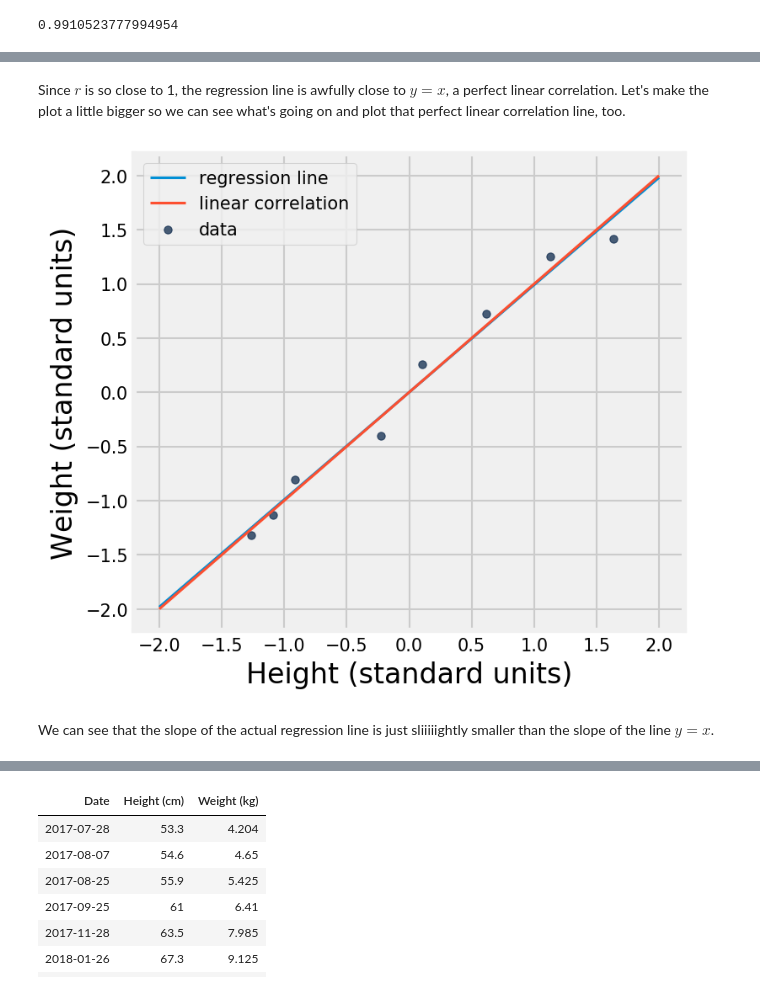
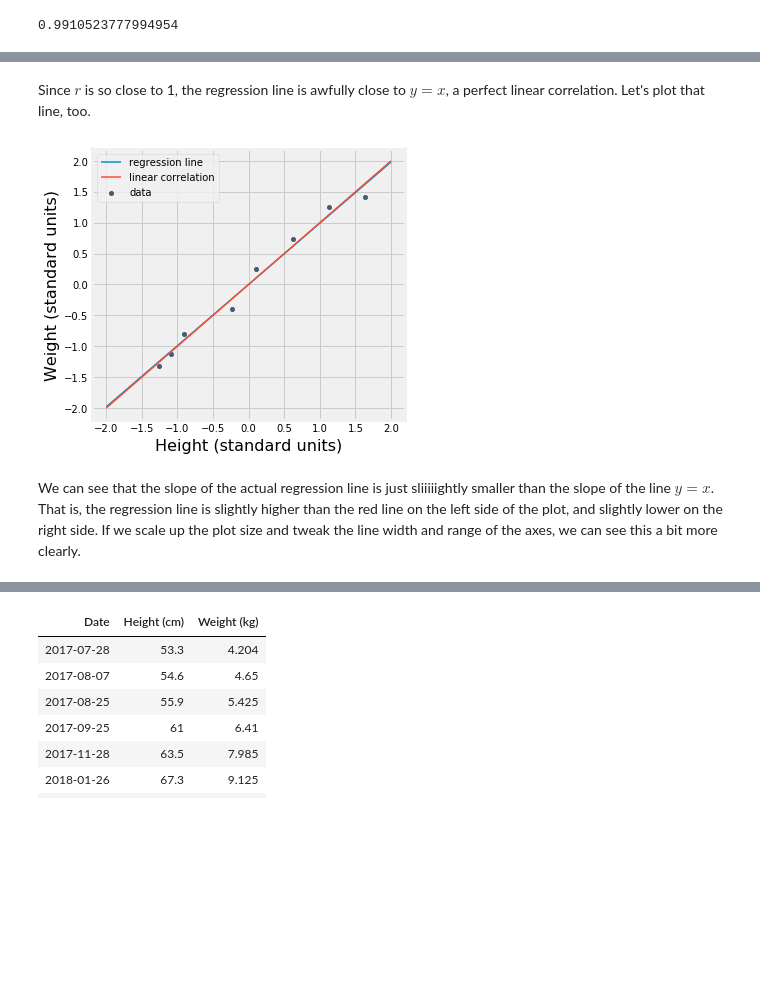
Before and after one commit to lkuper/composition.al-notebooks, a Jupyter notebook: regression.ipynb, the cells around one changed output, grey strips where cells are left out. Drawn from its saved outputs; the diff is of its cells as text; code cells hidden in the pictures; blank space fills up the shorter version.

```diff
--- a/regression.ipynb
+++ b/regression.ipynb
@@ -105,16 +105,14 @@ plots.legend();
 # %% [markdown]
-Since $r$ is so close to 1, the regression line is awfully close to $y = x$, a perfect linear correlation.  Let's make the plot a little bigger so we can see what's going on and plot that perfect linear correlation line, too.
+Since $r$ is so close to 1, the regression line is awfully close to $y = x$, a perfect linear correlation.  Let's plot that line, too.
 # %%
-scale_plot_size(1.5)
 heightweight_standard.scatter("Height (standard units)", "Weight (standard units)", label="data")
 x = np.array(range(-2, 3))
 y = r * x # <-- the regression equation
 plots.plot(x, y, label="regression line", linewidth=1.5)
 y = x # <-- linear correlation
 plots.plot(x, y, label="linear correlation", linewidth=1.5)
-plots.legend()
-scale_plot_size(1)
+plots.legend();
 # %% [output]
-[figure, old version]
+[figure, new version]
 # %% [markdown]
-We can see that the slope of the actual regression line is just sliiiiightly smaller than the slope of the line $y = x$.
+We can see that the slope of the actual regression line is just sliiiiightly smaller than the slope of the line $y = x$.  That is, the regression line is slightly higher than the red line on the left side of the plot, and slightly lower on the right side.  If we scale up the plot size and tweak the line width and range of the axes, we can see this a bit more clearly.
```
Also changed, not shown: parts of 23 cells of this notebook.
